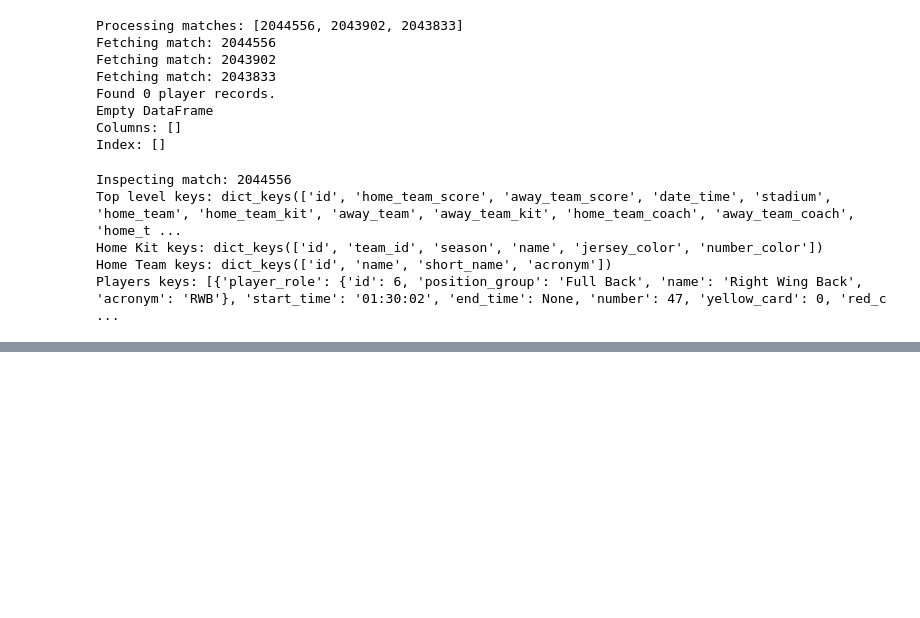
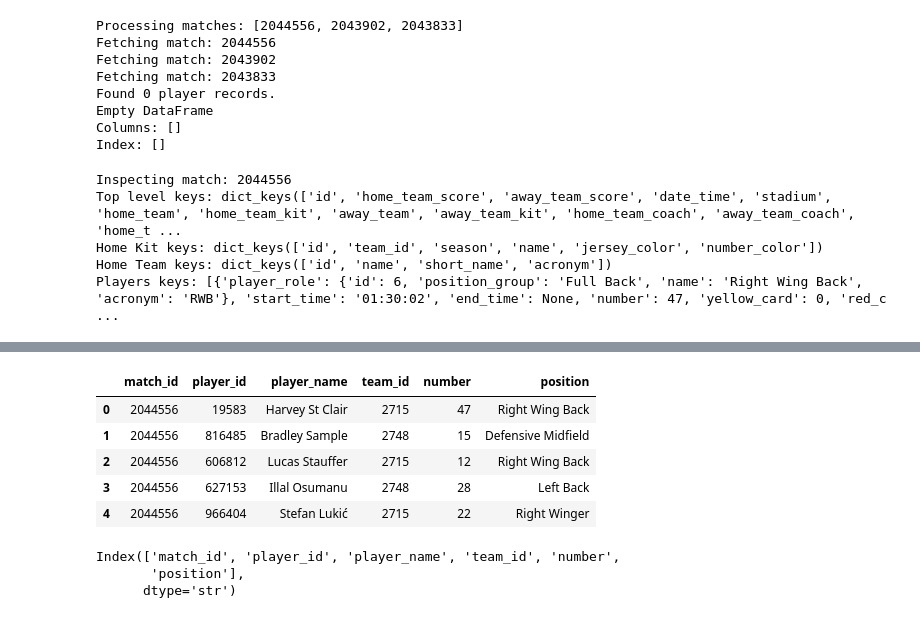
Before and after one commit to esanchezmex/DataThesis-ClusteringFootballPlayers, a Jupyter notebook: skillcorner_data_loading.ipynb, the cells around one changed output, grey strips where cells are left out. Cells and saved outputs as stored; diff of their text form; code cells hidden in the pictures; blank space fills up the shorter version.

```diff
--- a/skillcorner_data_loading.ipynb
+++ b/skillcorner_data_loading.ipynb
@@ -687,0 +589,16 @@ Processing 358 matches...
+# %%
+players_df = pd.read_csv(gdrive_data_folder_path + "skillcorner/players_df.csv")
+players_df.head()
+# %% [output]
+|  | match_id | player_id | player_name | team_id | number | position |
+| 0 | 2044556 | 19583 | Harvey St Clair | 2715 | 47 | Right Wing Back |
+| 1 | 2044556 | 816485 | Bradley Sample | 2748 | 15 | Defensive Midfield |
+| 2 | 2044556 | 606812 | Lucas Stauffer | 2715 | 12 | Right Wing Back |
+| 3 | 2044556 | 627153 | Illal Osumanu | 2748 | 28 | Left Back |
+| 4 | 2044556 | 966404 | Stefan Lukić | 2715 | 22 | Right Winger |
+# %%
+players_df.columns
+# %% [output]
+Index(['match_id', 'player_id', 'player_name', 'team_id', 'number',
+       'position'],
+      dtype='str')
```
Also changed, not shown: parts of 4 cells of this notebook, 6 other files.
